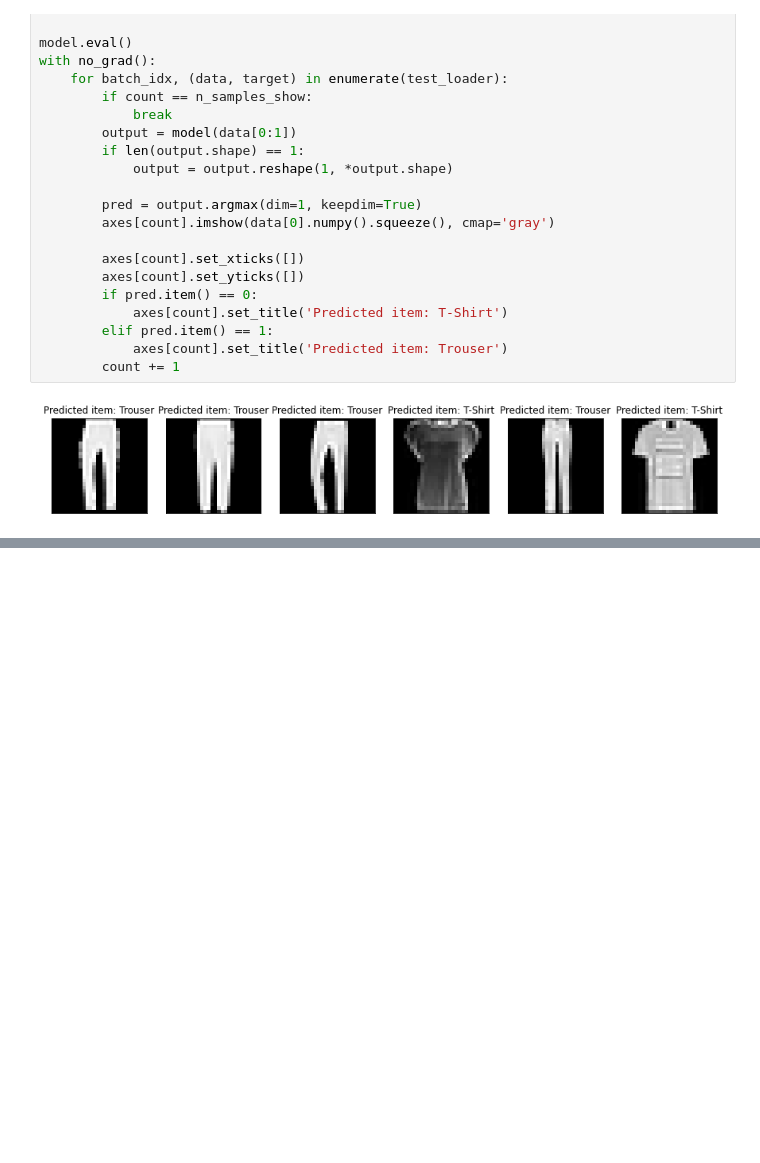
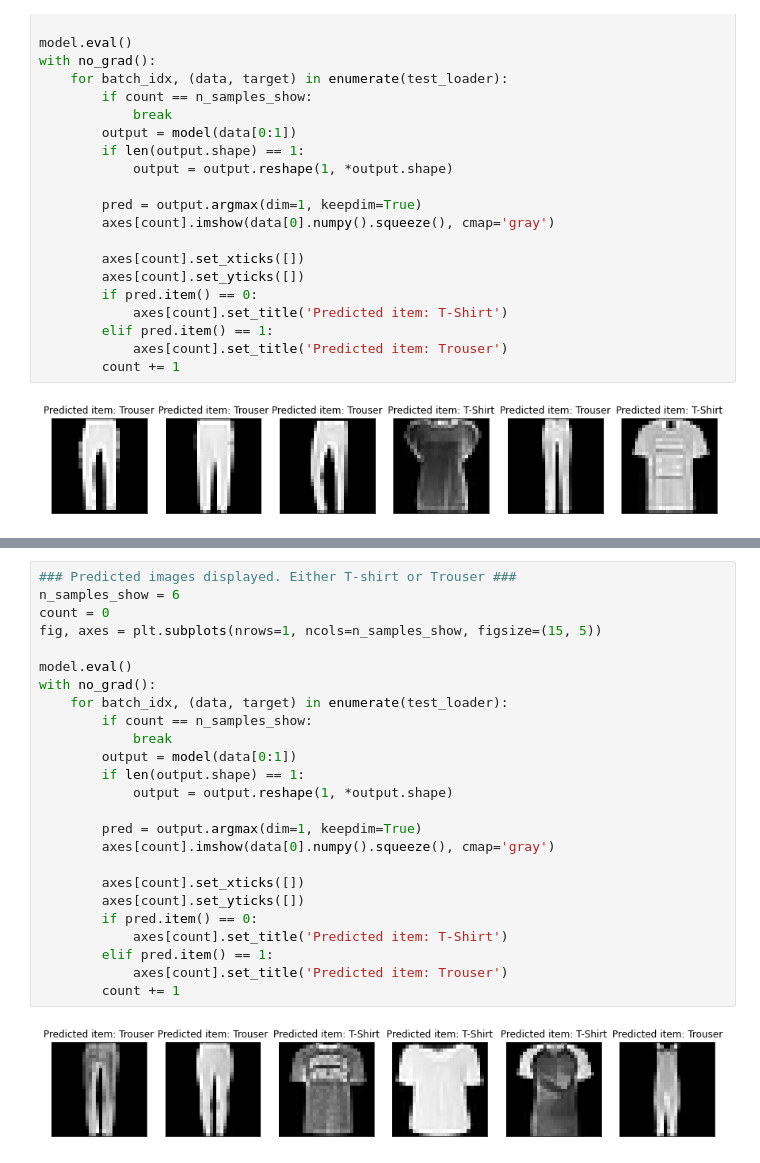
Before and after one commit to googlercolin/Qiskit-Course, a Jupyter notebook: Hybrid NN FashionMNIST Manual Circuits.ipynb, the cells around one changed output, grey strips where cells are left out. Cells and saved outputs as stored; diff of their text form; blank space fills up the shorter version.

```diff
--- a/Hybrid NN FashionMNIST Manual Circuits.ipynb
+++ b/Hybrid NN FashionMNIST Manual Circuits.ipynb
@@ -337,0 +465,27 @@ with no_grad():
+# %%
+### Predicted images displayed. Either T-shirt or Trouser ###
+n_samples_show = 6
+count = 0
+fig, axes = plt.subplots(nrows=1, ncols=n_samples_show, figsize=(15, 5))
+
+model.eval()
+with no_grad():
+    for batch_idx, (data, target) in enumerate(test_loader):
+        if count == n_samples_show:
+            break
+        output = model(data[0:1])
+        if len(output.shape) == 1:
+            output = output.reshape(1, *output.shape)
+
+        pred = output.argmax(dim=1, keepdim=True)
+        axes[count].imshow(data[0].numpy().squeeze(), cmap='gray')
+
+        axes[count].set_xticks([])
+        axes[count].set_yticks([])
+        if pred.item() == 0:
+            axes[count].set_title('Predicted item: T-Shirt')
+        elif pred.item() == 1:
+            axes[count].set_title('Predicted item: Trouser')
+        count += 1
+# %% [output]
+[figure, added]
```
Also changed, not shown: parts of 14 cells of this notebook.
